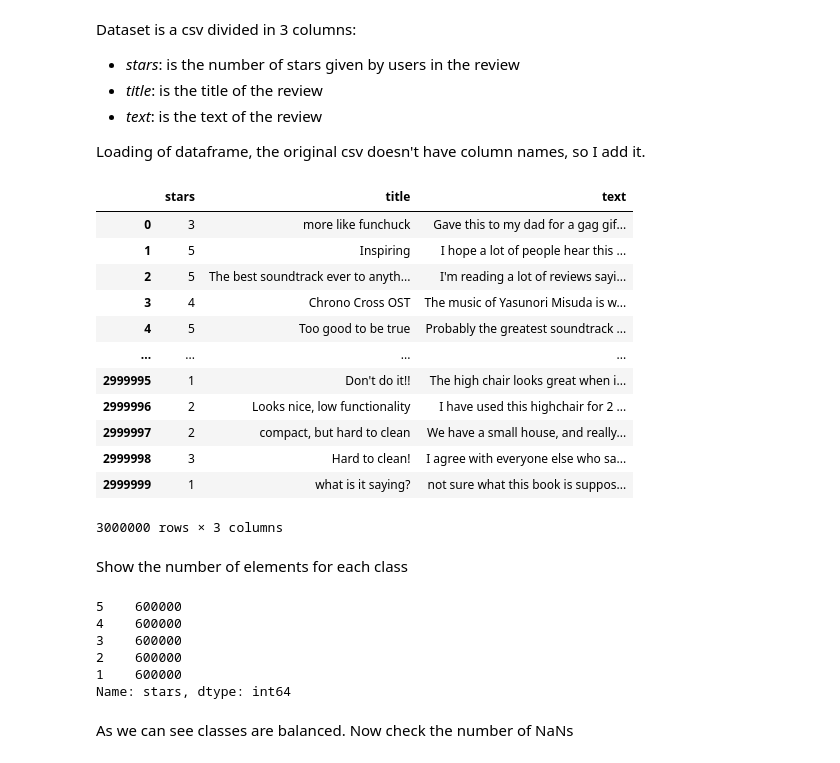
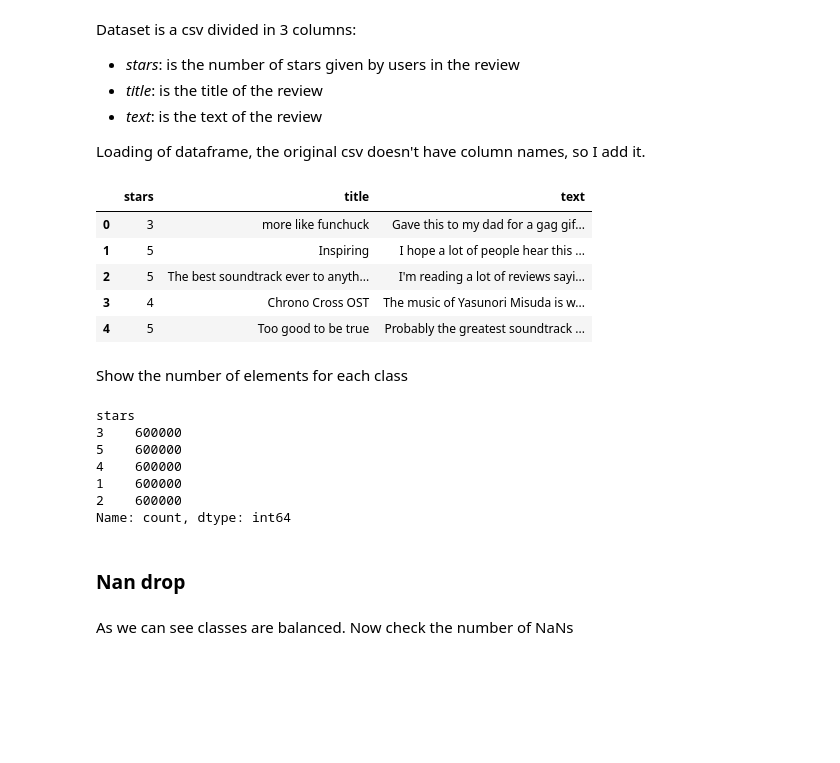
Before and after one commit to Lorenzo-Gardini/TextMining, a Jupyter notebook: project_notebook.ipynb, the cells around one changed output. Cells and saved outputs as stored; diff of their text form; code cells hidden in the pictures; blank space fills up the shorter version.

```diff
--- a/project_notebook.ipynb
+++ b/project_notebook.ipynb
@@ -283,34 +378,30 @@ Dataset is a csv divided in 3 columns:
 
 Loading of dataframe, the original csv doesn't have column names, so I add it.
 # %%
-train = pd.read_csv(TRAIN_PATH, header=None)
-train = set_columns(['stars', 'title', 'text'])(train)
-train
+dataset = pd.read_csv(DATASET_PATH, header=None)
+dataset = set_columns(['stars', 'title', 'text'])(dataset)
+dataset.head()
 # %% [output]
 |  | stars | title | text |
 | 0 | 3 | more like funchuck | Gave this to my dad for a gag gif... |
 | 1 | 5 | Inspiring | I hope a lot of people hear this ... |
 | 2 | 5 | The best soundtrack ever to anyth... | I'm reading a lot of reviews sayi... |
 | 3 | 4 | Chrono Cross OST | The music of Yasunori Misuda is w... |
 | 4 | 5 | Too good to be true | Probably the greatest soundtrack ... |
-| ... | ... | ... | ... |
-| 2999995 | 1 | Don't do it!! | The high chair looks great when i... |
-| 2999996 | 2 | Looks nice, low functionality | I have used this highchair for 2 ... |
-| 2999997 | 2 | compact, but hard to clean | We have a small house, and really... |
-| 2999998 | 3 | Hard to clean! | I agree with everyone else who sa... |
-| 2999999 | 1 | what is it saying? | not sure what this book is suppos... |
-3000000 rows × 3 columns
 # %% [markdown]
 Show the number of elements for each class
 # %%
-train['stars'].value_counts()
+dataset['stars'].value_counts()
 # %% [output]
+stars
+3    600000
 5    600000
 4    600000
-3    600000
+1    600000
 2    600000
-1    600000
-Name: stars, dtype: int64
+Name: count, dtype: int64
+# %% [markdown]
+### Nan drop
 # %% [markdown]
 As we can see classes are balanced. Now check the number of NaNs
 # %%
```
Also changed, not shown: parts of 53 cells of this notebook, 3 other files.
